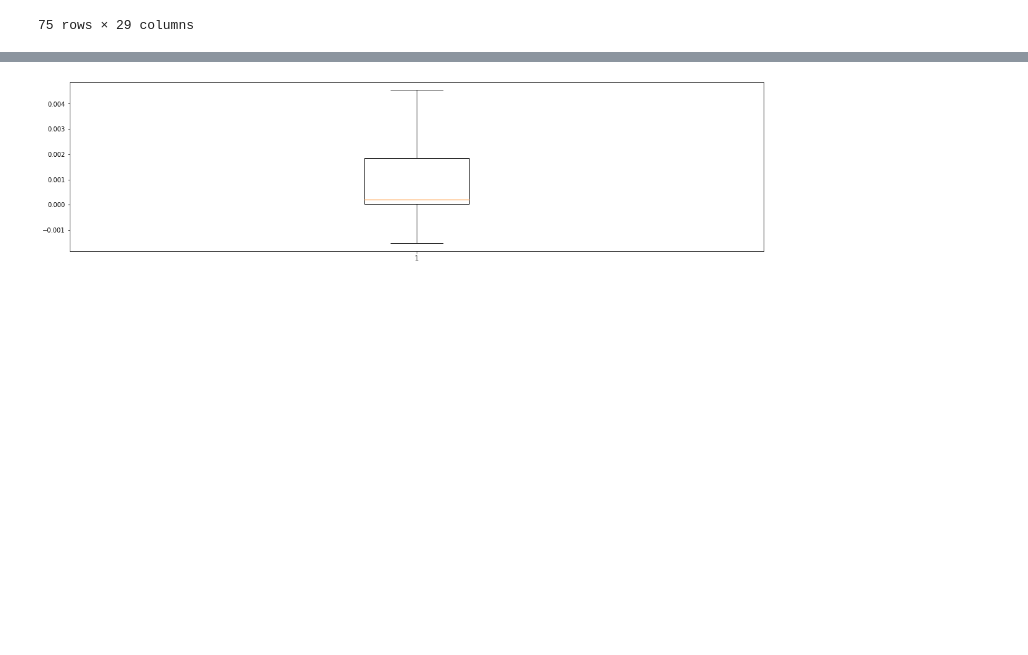
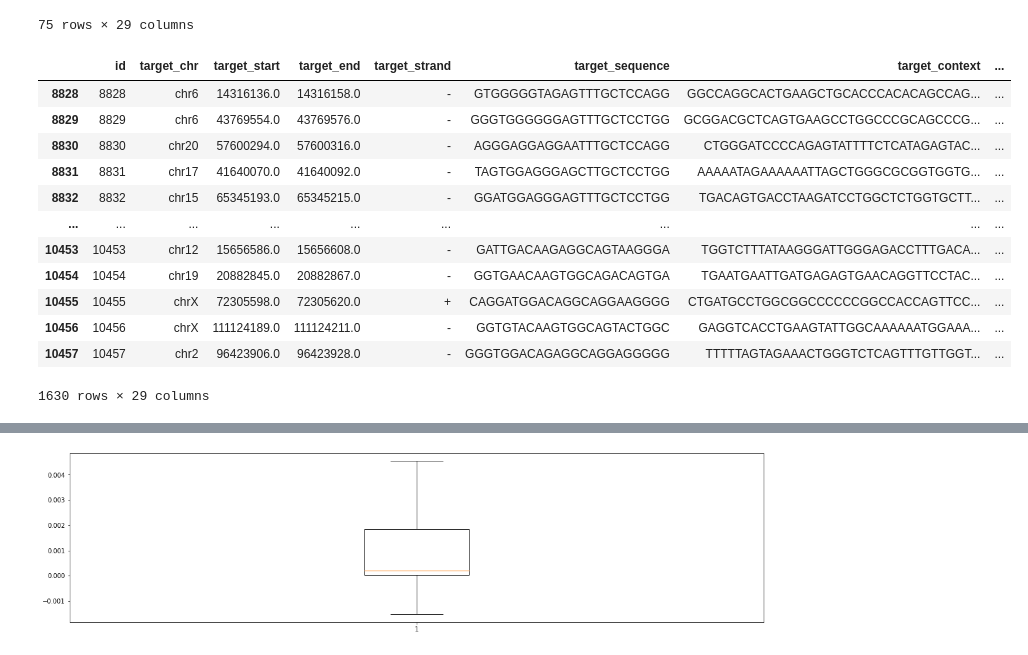
Before and after one commit to meganhfowler/CRISPR-Project, a Jupyter notebook: notebooks/Data Viz.ipynb, the cells around one changed output, grey strips where cells are left out. Saved outputs shown, nothing was run; the diff lists cells and outputs as text; code cells hidden in the pictures; blank space fills up the shorter version.

Commit message:
Transoformed training data

```diff
--- a/notebooks/Data Viz.ipynb
+++ b/notebooks/Data Viz.ipynb
@@ -110,3 +110,20 @@ raw_data[raw_data['grna_target_sequence'].str.len() != raw_data['target_sequence
 | 8022 | 8022 | chr21 | 47639252.0 | 47639275.0 | - | GGGTGGGTGGAGTTAGGCTCCTGG | CTTCCTGGGGCCAGGGGTTGCAAACACCTCTCC... | ... |
 | 8557 | 8557 | chr21 | 47639252.0 | 47639275.0 | - | GGGTGGGTGGAGTTAGGCTCCTGG | CTTCCTGGGGCCAGGGGTTGCAAACACCTCTCC... | ... |
 75 rows × 29 columns
+# %%
+d = raw_data[raw_data["study_name"] == "Cameron"]
+d
+# %% [output]
+|  | id | target_chr | target_start | target_end | target_strand | target_sequence | target_context | ... |
+| 8828 | 8828 | chr6 | 14316136.0 | 14316158.0 | - | GTGGGGGTAGAGTTTGCTCCAGG | GGCCAGGCACTGAAGCTGCACCCACACAGCCAG... | ... |
+| 8829 | 8829 | chr6 | 43769554.0 | 43769576.0 | - | GGGTGGGGGGAGTTTGCTCCTGG | GCGGACGCTCAGTGAAGCCTGGCCCGCAGCCCG... | ... |
+| 8830 | 8830 | chr20 | 57600294.0 | 57600316.0 | - | AGGGAGGAGGAATTTGCTCCAGG | CTGGGATCCCCAGAGTATTTTCTCATAGAGTAC... | ... |
+| 8831 | 8831 | chr17 | 41640070.0 | 41640092.0 | - | TAGTGGAGGGAGCTTGCTCCTGG | AAAAATAGAAAAAATTAGCTGGGCGCGGTGGTG... | ... |
+| 8832 | 8832 | chr15 | 65345193.0 | 65345215.0 | - | GGATGGAGGGAGTTTGCTCCTGG | TGACAGTGACCTAAGATCCTGGCTCTGGTGCTT... | ... |
+| ... | ... | ... | ... | ... | ... | ... | ... | ... |
+| 10453 | 10453 | chr12 | 15656586.0 | 15656608.0 | - | GATTGACAAGAGGCAGTAAGGGA | TGGTCTTTATAAGGGATTGGGAGACCTTTGACA... | ... |
+| 10454 | 10454 | chr19 | 20882845.0 | 20882867.0 | - | GGTGAACAAGTGGCAGACAGTGA | TGAATGAATTGATGAGAGTGAACAGGTTCCTAC... | ... |
+| 10455 | 10455 | chrX | 72305598.0 | 72305620.0 | + | CAGGATGGACAGGCAGGAAGGGG | CTGATGCCTGGCGGCCCCCCGGCCACCAGTTCC... | ... |
+| 10456 | 10456 | chrX | 111124189.0 | 111124211.0 | - | GGTGTACAAGTGGCAGTACTGGC | GAGGTCACCTGAAGTATTGGCAAAAAATGGAAA... | ... |
+| 10457 | 10457 | chr2 | 96423906.0 | 96423928.0 | - | GGGTGGACAGAGGCAGGAGGGGG | TTTTTAGTAGAAACTGGGTCTCAGTTTGTTGGT... | ... |
+1630 rows × 29 columns
```
Also changed, not shown: parts of 5 cells of this notebook, 5 other files.
